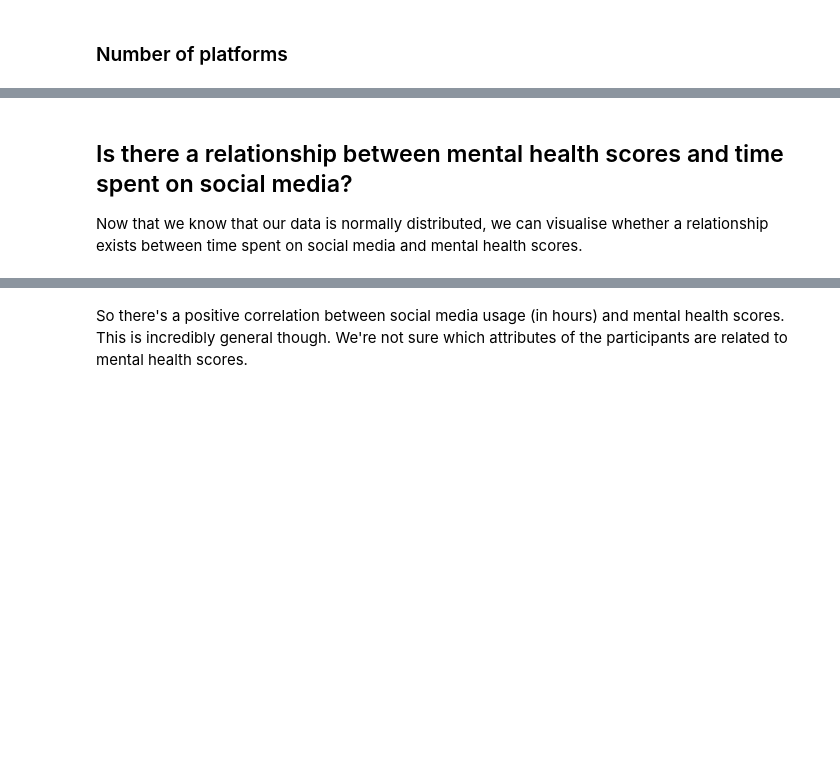
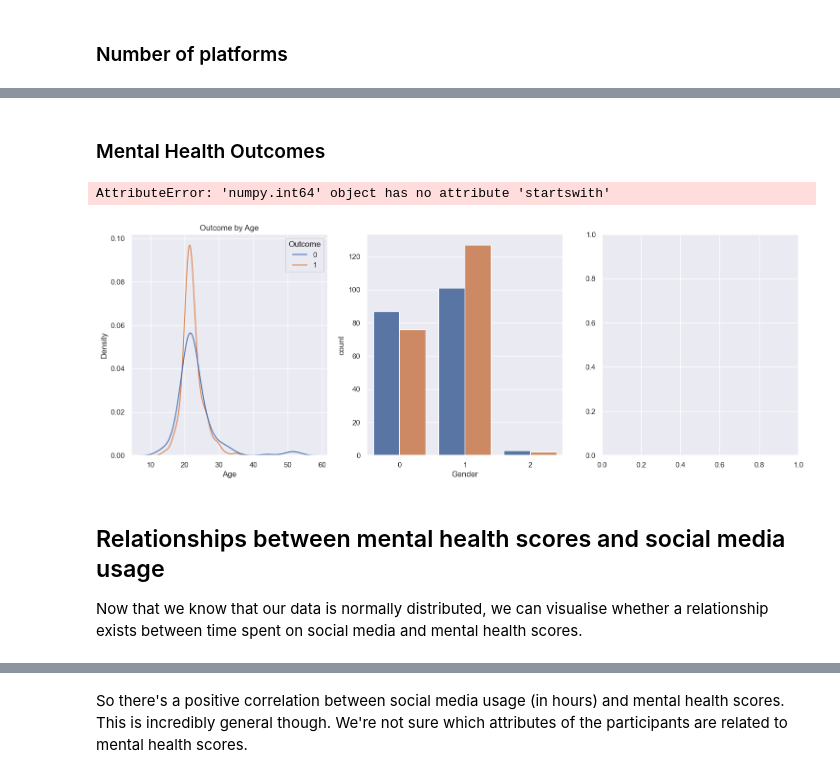
Before and after one commit to allygee/smmh_project, a Jupyter notebook: Social Media Mental Heallth Notebook.ipynb, the cells around one changed output, grey strips where cells are left out. Saved outputs shown, nothing was run; the diff lists cells and outputs as text; code cells hidden in the pictures; blank space fills up the shorter version.

```diff
--- a/Social Media Mental Heallth Notebook.ipynb
+++ b/Social Media Mental Heallth Notebook.ipynb
@@ -514,5 +484,37 @@ sns.histplot(data=data, x=data['Total Score'], kde=True).set(
+# %% [markdown]
+### Mental Health Outcomes
+# %%
+fig, axes = plt.subplots(nrows=1, ncols=3, figsize=(18, 6))
+
+# Subplot 1: Outcomes across different age groups
+sns.kdeplot(x=data['Age'], hue=data['Outcome'], data=data, ax=axes[0])
+axes[0].set_title('Outcome by Age')
+axes[0].set_xlabel('Age')
+axes[0].set_ylabel('Density')
+
+# Subplot 2: Outcomes across different genders
+gender_str = data['Gender'].astype(str)
+sns.countplot(x=gender_str, hue=data['Outcome'], data=data, ax=axes[1])
+axes[1].set_title('Outcome by Gender')
+axes[1].set_xlabel('Gender')
+axes[1].set_ylabel('Outcome')
+
+# Subplot 3: Outcomes across different relationship statuses
+sns.violinplot(x=data['Relationship Status'], y=data['Outcome'], data=data, ax=axes[2])
+axes[2].set_title('Outcome by Relationship Status')
+axes[2].set_xlabel('Relationship Status')
+axes[2].set_ylabel('Total Score')
+
+# Adjust layout for better spacing
+plt.tight_layout()
+
+# Show the plots
+plt.show()
+# %% [output]
+AttributeError: 'numpy.int64' object has no attribute 'startswith'
+[figure, added]
 # %% [markdown]
-## Is there a relationship between mental health scores and time spent on social media?
+## Relationships between mental health scores and social media usage
 
 Now that we know that our data is normally distributed, we can visualise whether a relationship exists between time spent on social media and mental health scores.
 # %%
```
Also changed, not shown: parts of 43 cells of this notebook.
